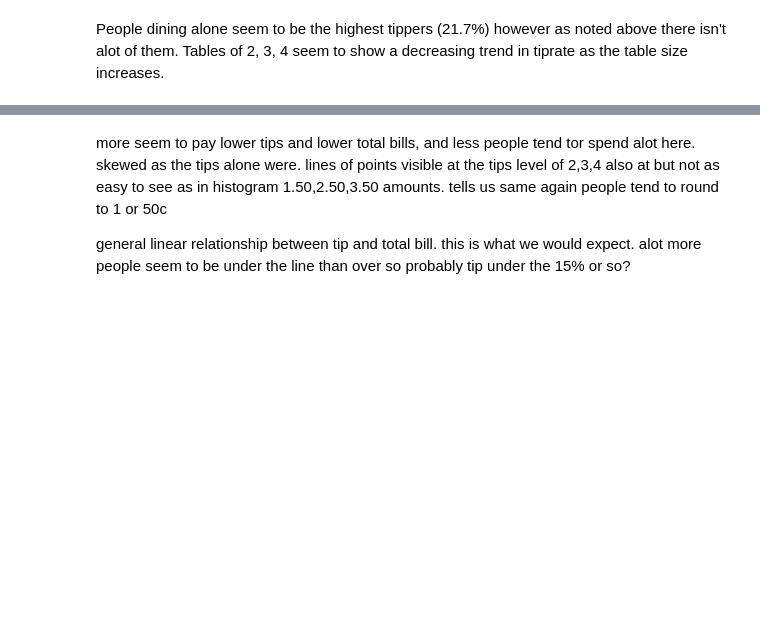
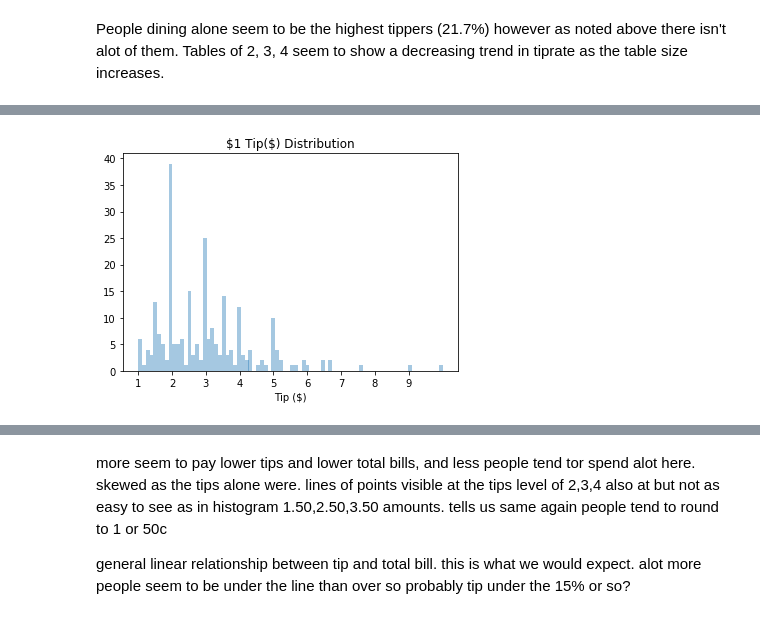
Before and after one commit to zoecahill1/fundamentals-project, a Jupyter notebook: tips-dataset.ipynb, the cells around one changed output, grey strips where cells are left out. Cells and saved outputs as stored; diff of their text form; code cells hidden in the pictures; blank space fills up the shorter version.

```diff
--- a/tips-dataset.ipynb
+++ b/tips-dataset.ipynb
@@ -298,0 +304,8 @@ plt.show()
+# %%
+sns.distplot(tips['tip'], kde=False, bins=80);
+plt.xticks(np.arange(1, 10, step=1.0))
+plt.xlabel("Tip ($)")
+plt.title("\\$1 Tip($) Distribution")
+plt.show()
+# %% [output]
+[figure, added]
```
Also changed, not shown: parts of 46 cells of this notebook.
